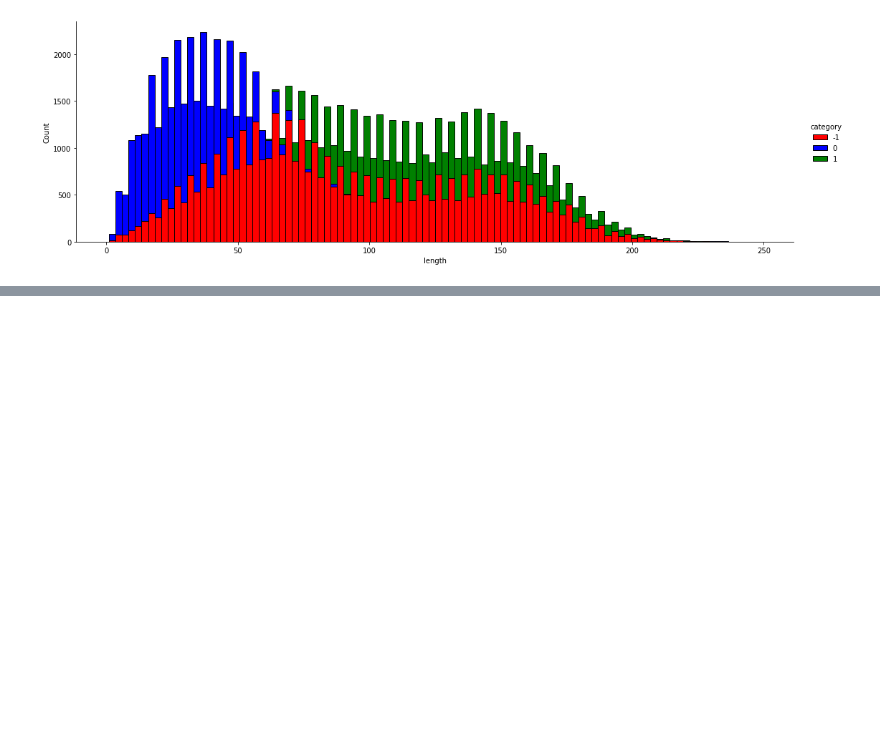
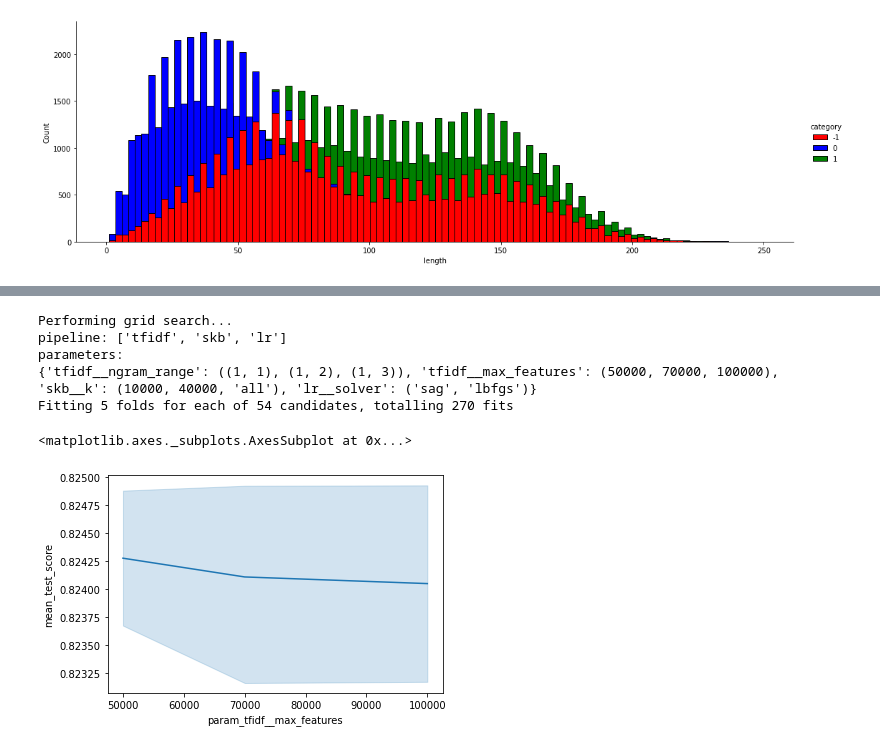
Before and after one commit to beta996/Twitter-Sentiment-Analysis, a Jupyter notebook: MLproject1.ipynb, the cells around one changed output, grey strips where cells are left out. Drawn from its saved outputs; the diff is of its cells as text; code cells hidden in the pictures; blank space fills up the shorter version.

Commit message:
GridSearchCV done partially

```diff
--- a/MLproject1.ipynb
+++ b/MLproject1.ipynb
@@ -289,0 +498,58 @@ memory usage: 10.5+ MB
+# %%
+from sklearn import preprocessing
+from sklearn.feature_extraction.text import CountVectorizer
+from sklearn.feature_extraction.text import TfidfVectorizer
+from sklearn.linear_model import LogisticRegression
+from sklearn.model_selection import GridSearchCV, RandomizedSearchCV
+from sklearn.pipeline import Pipeline
+from sklearn.model_selection import train_test_split
+from sklearn.feature_selection import SelectKBest, chi2, SelectFromModel
+
+
+X_train, X_test, y_train, y_test = train_test_split(
+    preprocessed['text'], preprocessed['category'], test_size=0.2, random_state=0)
+
+
+pipeline = Pipeline(
+    [
+        ("tfidf", TfidfVectorizer()),
+        ('skb', SelectKBest(chi2)),
+        ("lr", LogisticRegression(solver='sag'))
+    ]
+)
+
+parameters = {
+
+    "tfidf__ngram_range": ((1, 1), (1, 2), (1,3)),  # unigrams or bigrams
+    "tfidf__max_features": (50000, 70000, 100000),
+    "skb__k":(10000,40000, 'all'),
+    "lr__solver": ('sag', 'lbfgs')
+}
+
+grid_search = GridSearchCV(pipeline, parameters, n_jobs=-1, verbose=1)
+print("Performing grid search...")
+print("pipeline:", [name for name, _ in pipeline.steps])
+print("parameters:")
+print(parameters)
+grid_search.fit(X_train, y_train)
+print()
+
+print("Best score: %0.3f" % grid_search.best_score_)
+print("Best parameters set:")
+best_parameters = grid_search.best_estimator_.get_params()
+for param_name in sorted(parameters.keys()):
+    print("\t%s: %r" % (param_name, best_parameters[param_name]))
+# %% [output]
+Performing grid search...
+pipeline: ['tfidf', 'skb', 'lr']
+parameters:
+{'tfidf__ngram_range': ((1, 1), (1, 2), (1, 3)), 'tfidf__max_features': (50000, 70000, 100000), 'skb__k': (10000, 40000, 'all'), 'lr__solver': ('sag', 'lbfgs')}
+Fitting 5 folds for each of 54 candidates, totalling 270 fits
+# %%
+# insert grid search results into new df
+res = pd.DataFrame(grid_search.cv_results_)
+# %%
+sns.lineplot(y=res['mean_test_score'],x=res['param_tfidf__max_features'])
+# %% [output]
+<matplotlib.axes._subplots.AxesSubplot at 0x...>
+[figure, added]
```
Also changed, not shown: parts of 27 cells of this notebook.
